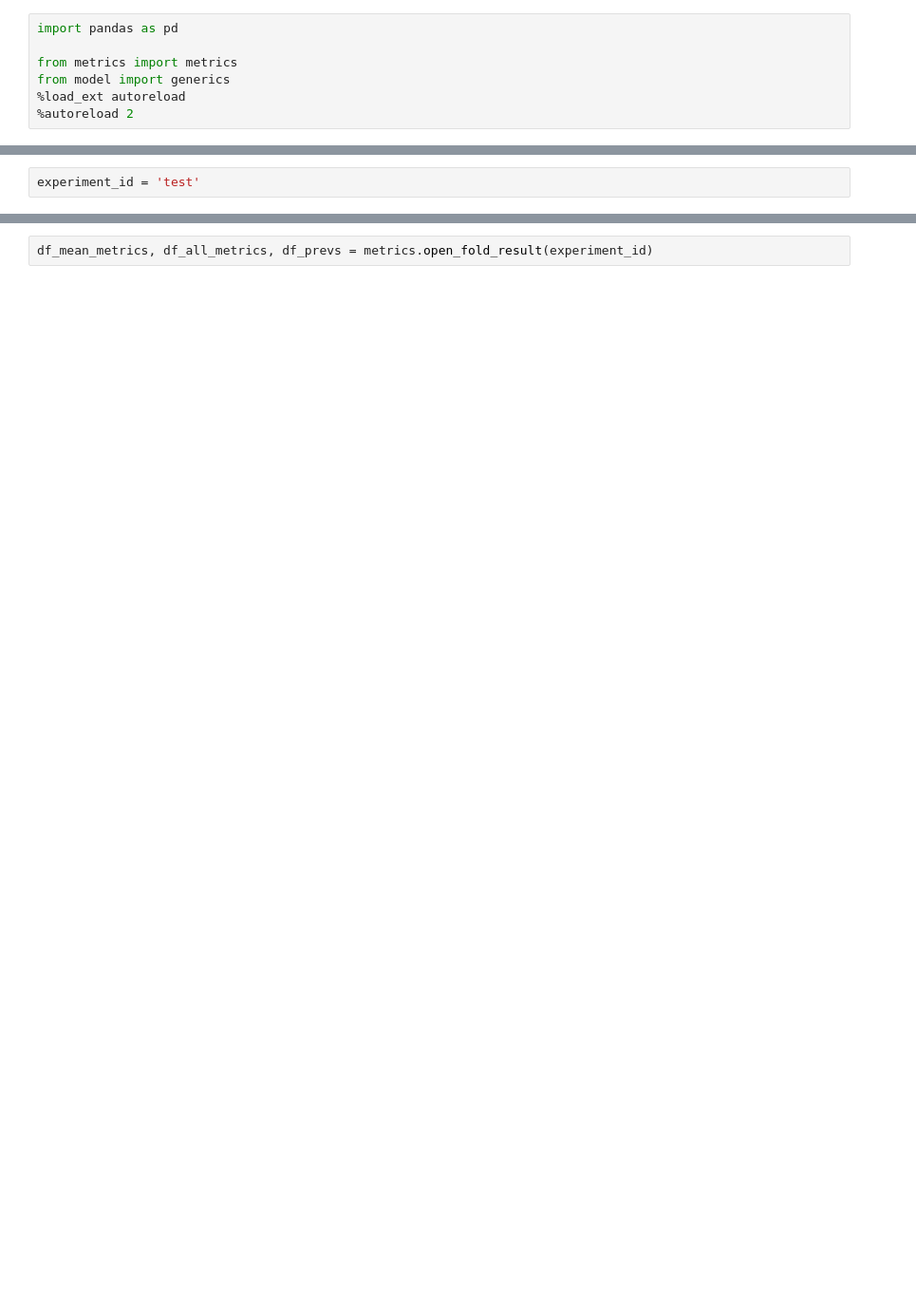
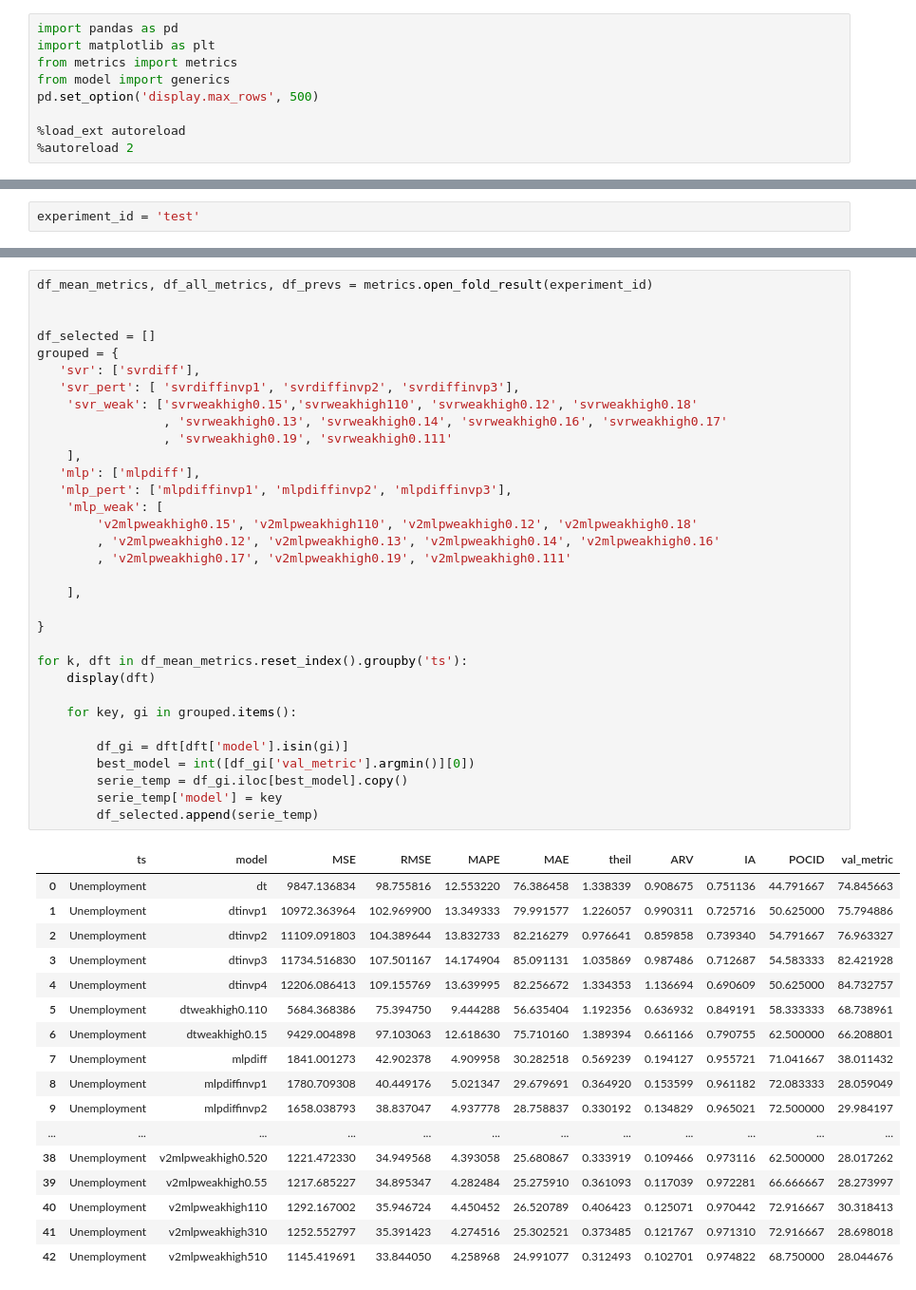
Before and after one commit to domingos108/experiments, a Jupyter notebook: notebook/calculate_metrics.ipynb, the cells around one changed output, grey strips where cells are left out. Shown at 95% size. Drawn from its saved outputs; the diff is of its cells as text; blank space fills up the shorter version.

```diff
--- a/notebook/calculate_metrics.ipynb
+++ b/notebook/calculate_metrics.ipynb
@@ -1,7 +1,9 @@
 # %%
 import pandas as pd
-
+import matplotlib as plt
 from metrics import metrics
 from model import generics
+pd.set_option('display.max_rows', 500)
+
 %load_ext autoreload
 %autoreload 2
@@ -10,2 +30,51 @@ experiment_id = 'test'
 # %%
 df_mean_metrics, df_all_metrics, df_prevs = metrics.open_fold_result(experiment_id)
+
+
+df_selected = []
+grouped = {
+   'svr': ['svrdiff'],
+   'svr_pert': [ 'svrdiffinvp1', 'svrdiffinvp2', 'svrdiffinvp3'],
+    'svr_weak': ['svrweakhigh0.15','svrweakhigh110', 'svrweakhigh0.12', 'svrweakhigh0.18'
+                 , 'svrweakhigh0.13', 'svrweakhigh0.14', 'svrweakhigh0.16', 'svrweakhigh0.17'
+                 , 'svrweakhigh0.19', 'svrweakhigh0.111'
+    ],
+   'mlp': ['mlpdiff'],
+   'mlp_pert': ['mlpdiffinvp1', 'mlpdiffinvp2', 'mlpdiffinvp3'],
+    'mlp_weak': [
+        'v2mlpweakhigh0.15', 'v2mlpweakhigh110', 'v2mlpweakhigh0.12', 'v2mlpweakhigh0.18'
+        , 'v2mlpweakhigh0.12', 'v2mlpweakhigh0.13', 'v2mlpweakhigh0.14', 'v2mlpweakhigh0.16'
+        , 'v2mlpweakhigh0.17', 'v2mlpweakhigh0.19', 'v2mlpweakhigh0.111'
+
+    ],
+
+}
+
+for k, dft in df_mean_metrics.reset_index().groupby('ts'):
+    display(dft)
+
+    for key, gi in grouped.items():
+
+        df_gi = dft[dft['model'].isin(gi)]
+        best_model = int([df_gi['val_metric'].argmin()][0])
+        serie_temp = df_gi.iloc[best_model].copy()
+        serie_temp['model'] = key
+        df_selected.append(serie_temp)
+# %% [output]
+|  | ts | model | MSE | RMSE | MAPE | MAE | theil | ARV | IA | POCID | val_metric |
+| 0 | Unemployment | dt | 9847.136834 | 98.755816 | 12.553220 | 76.386458 | 1.338339 | 0.908675 | 0.751136 | 44.791667 | 74.845663 |
+| 1 | Unemployment | dtinvp1 | 10972.363964 | 102.969900 | 13.349333 | 79.991577 | 1.226057 | 0.990311 | 0.725716 | 50.625000 | 75.794886 |
+| 2 | Unemployment | dtinvp2 | 11109.091803 | 104.389644 | 13.832733 | 82.216279 | 0.976641 | 0.859858 | 0.739340 | 54.791667 | 76.963327 |
+| 3 | Unemployment | dtinvp3 | 11734.516830 | 107.501167 | 14.174904 | 85.091131 | 1.035869 | 0.987486 | 0.712687 | 54.583333 | 82.421928 |
+| 4 | Unemployment | dtinvp4 | 12206.086413 | 109.155769 | 13.639995 | 82.256672 | 1.334353 | 1.136694 | 0.690609 | 50.625000 | 84.732757 |
+| 5 | Unemployment | dtweakhigh0.110 | 5684.368386 | 75.394750 | 9.444288 | 56.635404 | 1.192356 | 0.636932 | 0.849191 | 58.333333 | 68.738961 |
+| 6 | Unemployment | dtweakhigh0.15 | 9429.004898 | 97.103063 | 12.618630 | 75.710160 | 1.389394 | 0.661166 | 0.790755 | 62.500000 | 66.208801 |
+| 7 | Unemployment | mlpdiff | 1841.001273 | 42.902378 | 4.909958 | 30.282518 | 0.569239 | 0.194127 | 0.955721 | 71.041667 | 38.011432 |
+| 8 | Unemployment | mlpdiffinvp1 | 1780.709308 | 40.449176 | 5.021347 | 29.679691 | 0.364920 | 0.153599 | 0.961182 | 72.083333 | 28.059049 |
+| 9 | Unemployment | mlpdiffinvp2 | 1658.038793 | 38.837047 | 4.937778 | 28.758837 | 0.330192 | 0.134829 | 0.965021 | 72.500000 | 29.984197 |
+| ... | ... | ... | ... | ... | ... | ... | ... | ... | ... | ... | ... |
+| 38 | Unemployment | v2mlpweakhigh0.520 | 1221.472330 | 34.949568 | 4.393058 | 25.680867 | 0.333919 | 0.109466 | 0.973116 | 62.500000 | 28.017262 |
+| 39 | Unemployment | v2mlpweakhigh0.55 | 1217.685227 | 34.895347 | 4.282484 | 25.275910 | 0.361093 | 0.117039 | 0.972281 | 66.666667 | 28.273997 |
+| 40 | Unemployment | v2mlpweakhigh110 | 1292.167002 | 35.946724 | 4.450452 | 26.520789 | 0.406423 | 0.125071 | 0.970442 | 72.916667 | 30.318413 |
+| 41 | Unemployment | v2mlpweakhigh310 | 1252.552797 | 35.391423 | 4.274516 | 25.302521 | 0.373485 | 0.121767 | 0.971310 | 72.916667 | 28.698018 |
+| 42 | Unemployment | v2mlpweakhigh510 | 1145.419691 | 33.844050 | 4.258968 | 24.991077 | 0.312493 | 0.102701 | 0.974822 | 68.750000 | 28.044676 |
```
Also changed, not shown: parts of 7 cells of this notebook, 37 other files.
